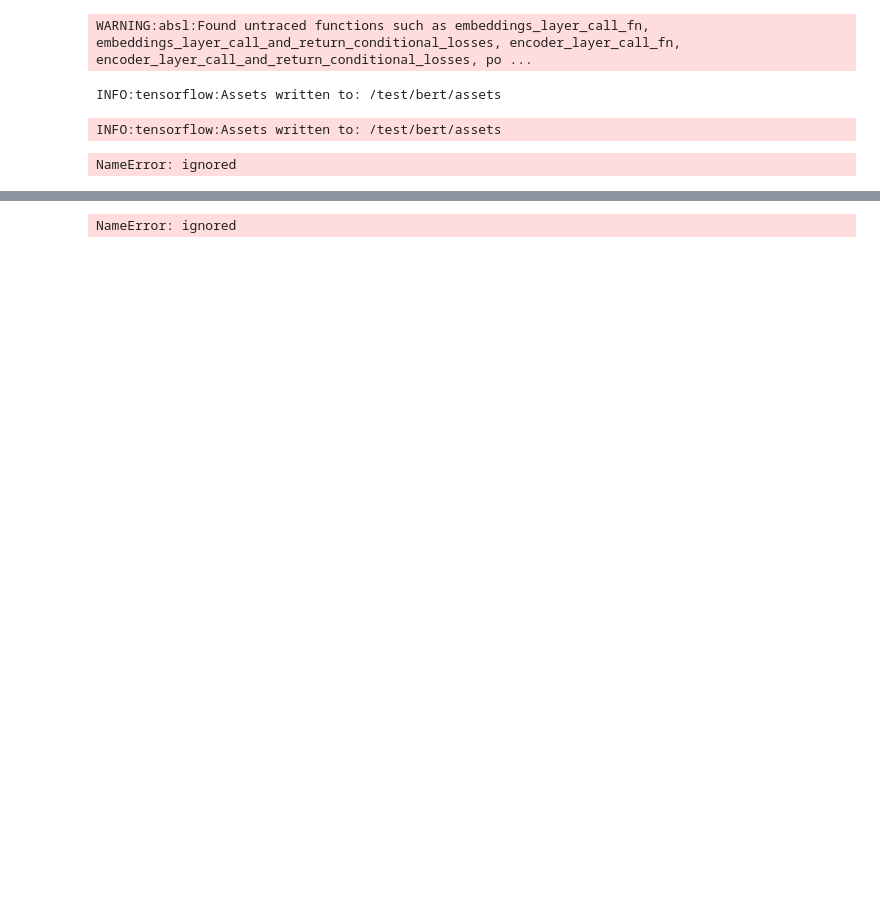
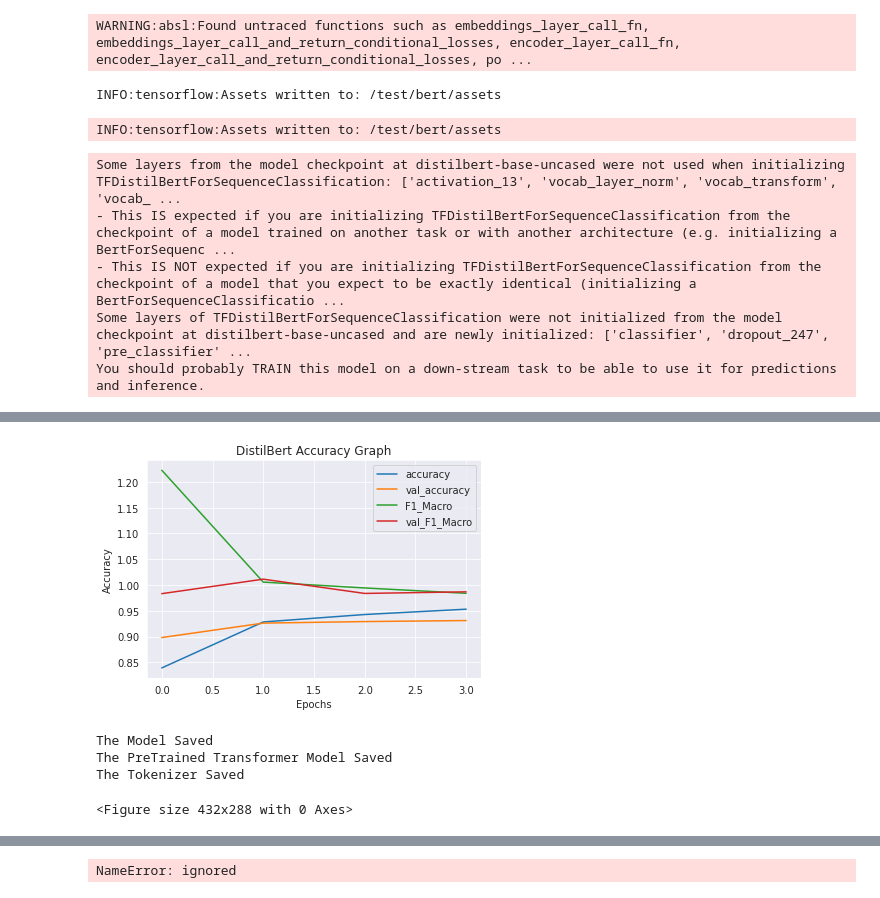
Before and after one commit to orugantiv/CSCE-585, a Jupyter notebook: Models/EmotionModels.ipynb, the cells around one changed output, grey strips where cells are left out. Saved outputs shown, nothing was run; the diff lists cells and outputs as text; code cells hidden in the pictures; blank space fills up the shorter version.

```diff
--- a/Models/EmotionModels.ipynb
+++ b/Models/EmotionModels.ipynb
@@ -353,20 +366,28 @@ The PreTrained Transformer Model Saved
 WARNING:absl:Found untraced functions such as embeddings_layer_call_fn, embeddings_layer_call_and_return_conditional_losses, encoder_layer_call_fn, encoder_layer_call_and_return_conditional_losses, po ...
 INFO:tensorflow:Assets written to: /test/bert/assets
 INFO:tensorflow:Assets written to: /test/bert/assets
-# %%
-# DistilBert Model
-trainDataSet,tokenizer = TextEncoding('distilbert-base-cased',list(trainData['Text']),encodedTrainLabels,BatchSize,shufflingParameter,maxSentanceLength)
-valDataSet,tokenizer = TextEncoding('distilbert-base-cased',list(valData['Text']),encodedValLabels,BatchSize,shufflingParameter,maxSentanceLength)
-model = TFAutoModelForSequenceClassification.from_pretrained('distilbert-base-cased',num_labels=6)
-model = CreateModel(model,numLabels,maxSentanceLength)
-model.compile(optimizer=tf.keras.optimizers.Adam(learning_rate=5e-5), loss=tf.keras.losses.SparseCategoricalCrossentropy(),
-              metrics=['accuracy',
-                       f1_m])
-hist = model.fit(trainDataSet.batch(16),
-          epochs=4,
-          batch_size=16,
-          validation_data =valDataSet.batch(16))
-model.save_weights('/model/DistilBert.h5')
-plotEpochs(hist, 'DistilBert')
-# %% [output]
-NameError: ignored
+# %%
+# DistilBert Model
+DistilBertTokenizer,history,model,DistilBertPreTrainedModel,DistilBertTrainningTime = trainModel(ModelMetrics = ['accuracy',F1_Macro],
+                                                                               ModelName = 'distilbert-base-uncased')
+plotEpochs(hist = history,
+           histKeys = ['accuracy','val_accuracy','F1_Macro','val_F1_Macro'],
+           Title = "DistilBert Accuracy Graph",
+           Ylabel = "Accuracy",
+           savePlotPath = "/echos.svg" )
+
+!mkdir /models/DistilBert
+saveModelWeights(model,
+                 '/models/DistilBert/DistilBertWeights.h5')
+savePreTrainedTransformerModel(BertPreTrainedModel,
+                               '/models/DistilBert/DistilBertPreTrainedModel')
+!mkdir /models/DistilBert/DistilBertTokenizer
+saveTrasformerTokenizer(BertTokenizer,
+                        '/models/DistilBert/DistilBertTokenizer/')
+timeData.loc['DistilBert'] = [DistilBertTrainningTime,'NaN']
+# %% [output]
+Some layers from the model checkpoint at distilbert-base-uncased were not used when initializing TFDistilBertForSequenceClassification: ['activation_13', 'vocab_layer_norm', 'vocab_transform', 'vocab_ ...
+- This IS expected if you are initializing TFDistilBertForSequenceClassification from the checkpoint of a model trained on another task or with another architecture (e.g. initializing a BertForSequenc ...
+- This IS NOT expected if you are initializing TFDistilBertForSequenceClassification from the checkpoint of a model that you expect to be exactly identical (initializing a BertForSequenceClassificatio ...
+Some layers of TFDistilBertForSequenceClassification were not initialized from the model checkpoint at distilbert-base-uncased and are newly initialized: ['classifier', 'dropout_247', 'pre_classifier' ...
+You should probably TRAIN this model on a down-stream task to be able to use it for predictions and inference.
@@ -373,3 +402,8 @@ NameError: ignored
+[figure, added]
+The Model Saved
+The PreTrained Transformer Model Saved
+The Tokenizer Saved
+<Figure size 432x288 with 0 Axes>
 # %%
 # Roberta Model
 trainDataSet,tokenizer = TextEncoding('roberta-base',list(trainData['Text']),encodedTrainLabels,BatchSize,shufflingParameter,maxSentanceLength)
```
Also changed, not shown: parts of 17 cells of this notebook.
